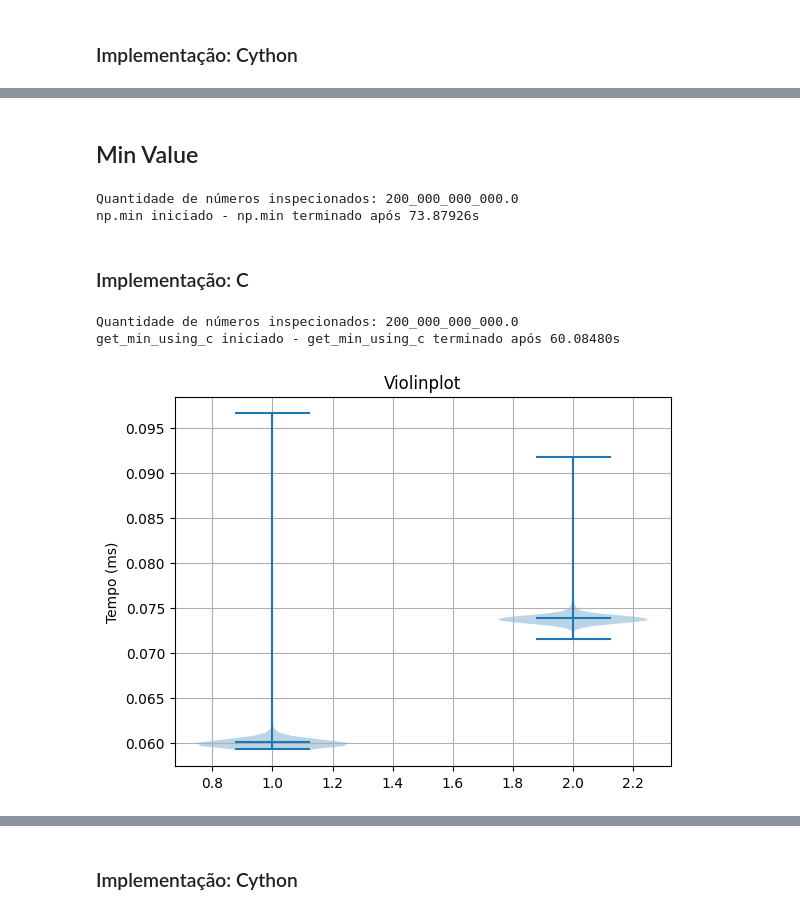
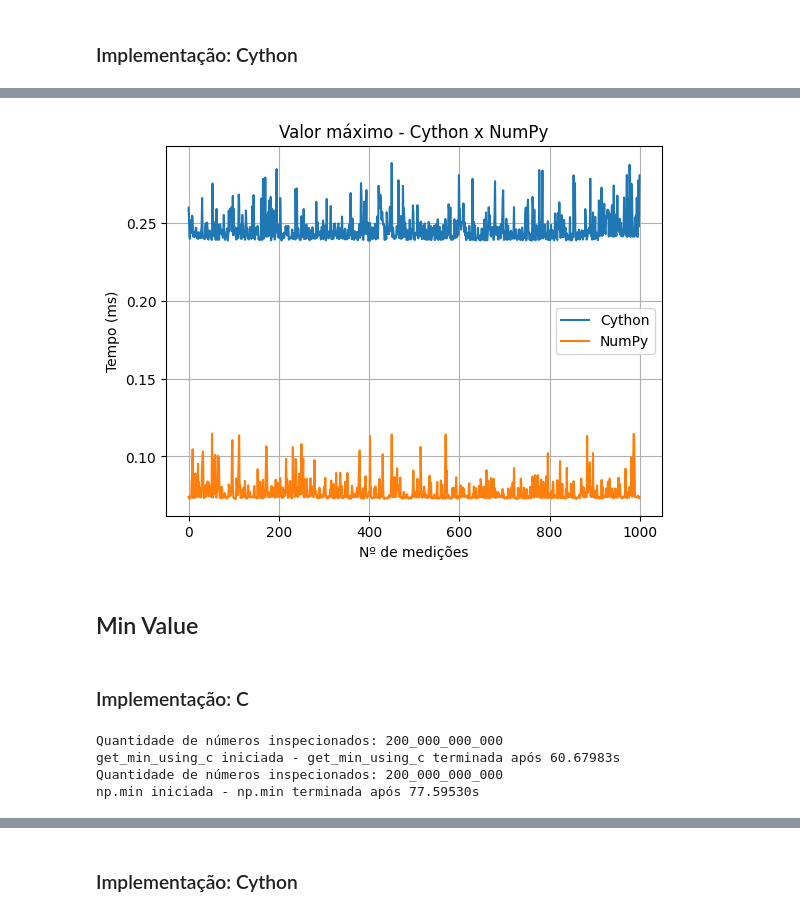
Before and after one commit to marcuscostagraciano/TCC-BSI, a Jupyter notebook: main.ipynb, the cells around one changed output, grey strips where cells are left out. Saved outputs shown, nothing was run; the diff lists cells and outputs as text; code cells hidden in the pictures.

```diff
--- a/main.ipynb
+++ b/main.ipynb
@@ -291,27 +321,26 @@ LinePlot(timings_data=tempos).generate()
+# %%
+LinePlot(config_Cython_max_value, title="Valor máximo - Cython x NumPy").generate()
+# %% [output]
+[figure, added]
 # %% [markdown]
 ## Min Value
-# %%
-tempos_numpy_min = repeaterTimer(
-	function=np.min,
-	repeatTimes=NUM_REPETICOES)
-# %% [output]
-Quantidade de números inspecionados: 200_000_000_000.0
-np.min iniciado - np.min terminado após 73.87926s
 # %% [markdown]
 ### Implementação: C
 # %%
 tempos = pd.DataFrame(
-	data={
-		"C": repeaterTimer(
-			function=get_min_using_c,
-			repeatTimes=NUM_REPETICOES),
-		"NumPy": tempos_numpy_min,
-	}
+    data={
+        "C": repeaterTimer(function=get_min_using_c, repeatTimes=NUM_REPETICOES),
+        "NumPy": (
+            tempos_numpy_min := repeaterTimer(
+                function=np.min, repeatTimes=NUM_REPETICOES
+            )
+        ),
+    }
 )
+
+config_C_min_value = GraphConfig(timings_data=tempos, loc="upper right")
 # %% [output]
-Quantidade de números inspecionados: 200_000_000_000.0
-get_min_using_c iniciado - get_min_using_c terminado após 60.08480s
+Quantidade de números inspecionados: 200_000_000_000
+get_min_using_c iniciada - get_min_using_c terminada após 60.67983s
+Quantidade de números inspecionados: 200_000_000_000
+np.min iniciada - np.min terminada após 77.59530s
-# %%
-ViolinPlot(timings_data=tempos).generate()
-# %% [output]
-[figure, removed]
```
Also changed, not shown: parts of 45 cells of this notebook.
